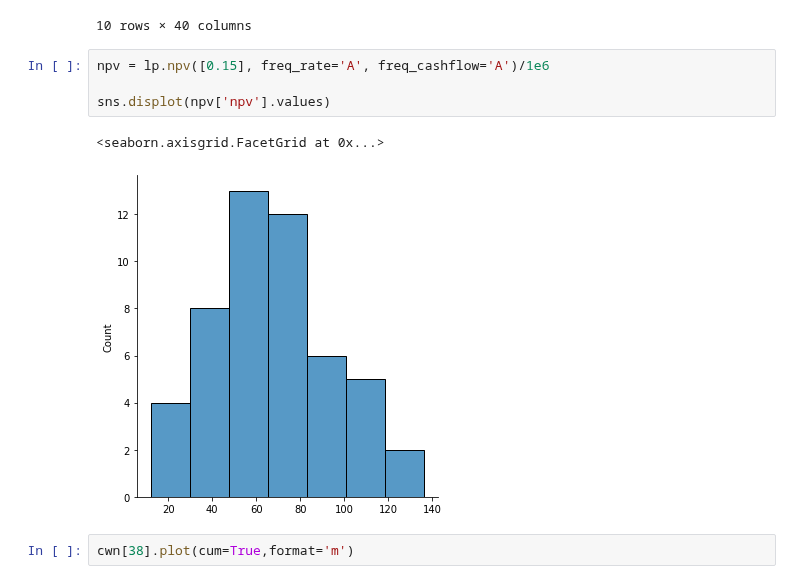
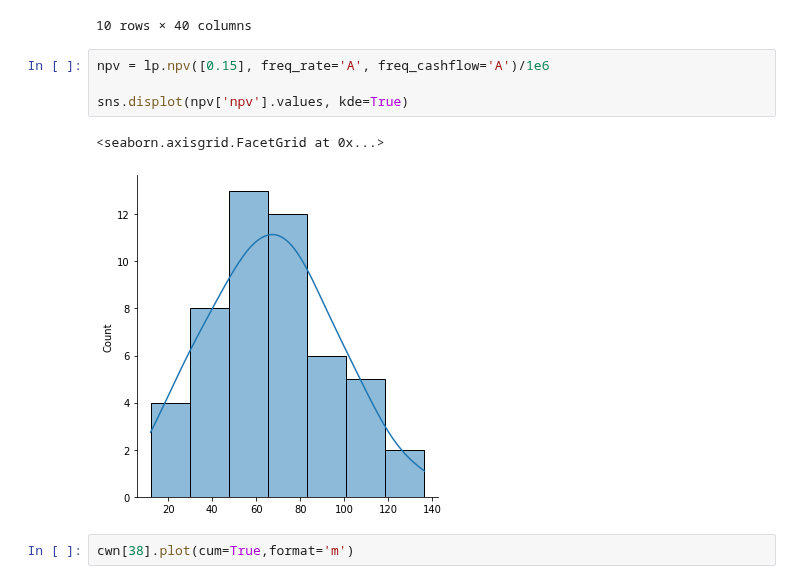
Before and after one commit to scuervo91/dcapy, a Jupyter notebook: examples/3-yaml/FDP/fdo_notebook2.ipynb, the cells around one changed output. Cells and saved outputs as stored; diff of their text form.

```diff
--- a/examples/3-yaml/FDP/fdo_notebook2.ipynb
+++ b/examples/3-yaml/FDP/fdo_notebook2.ipynb
@@ -81,10 +81,10 @@ fcf_0
 # %%
 npv = lp.npv([0.15], freq_rate='A', freq_cashflow='A')/1e6
 
-sns.displot(npv['npv'].values)
+sns.displot(npv['npv'].values, kde=True)
 # %% [output]
 <seaborn.axisgrid.FacetGrid at 0x...>
-[figure, old version]
+[figure, new version]
 # %%
 cwn[38].plot(cum=True,format='m')
 # %% [output]
```
Also changed, not shown: parts of 5 cells of this notebook.
